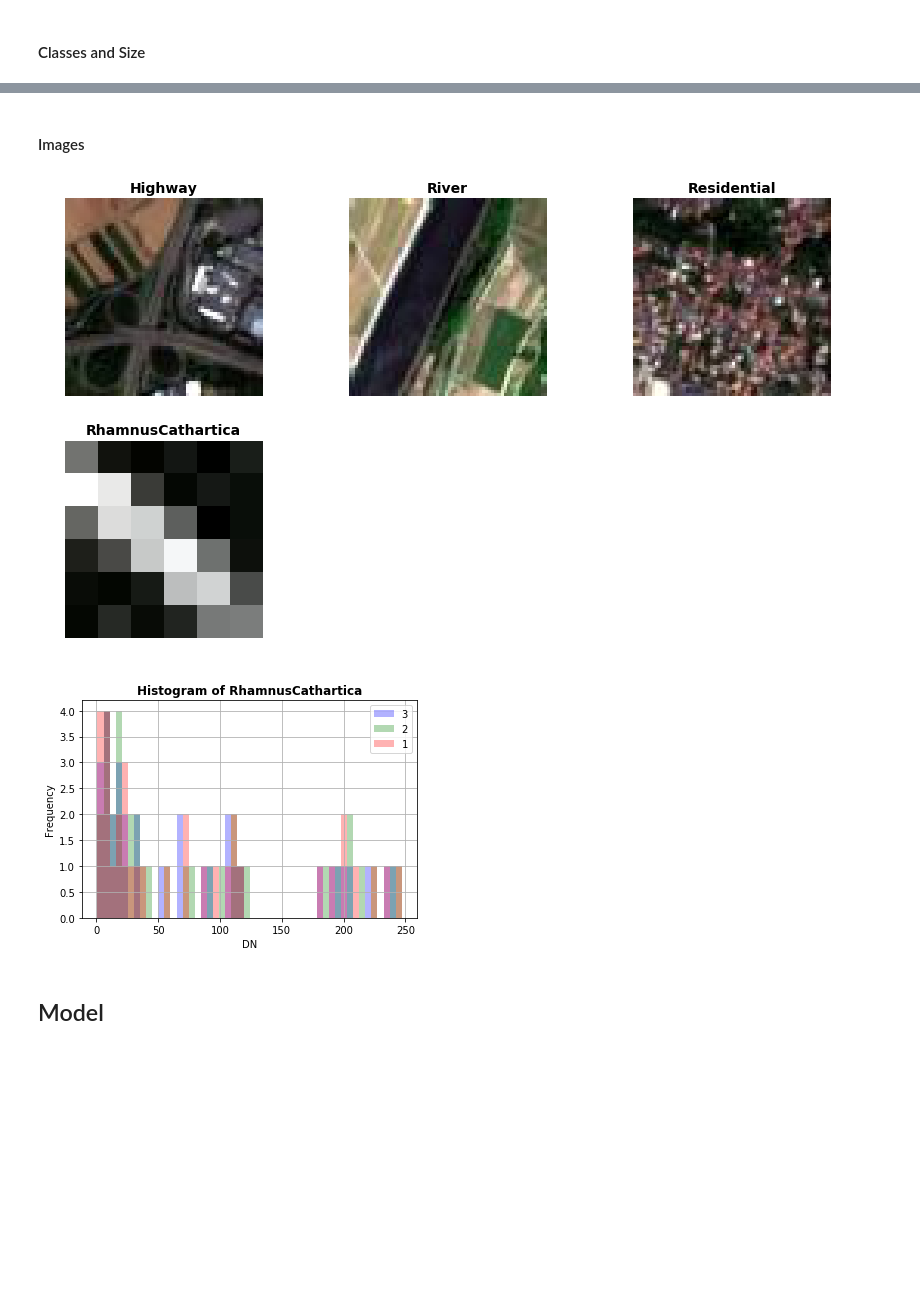
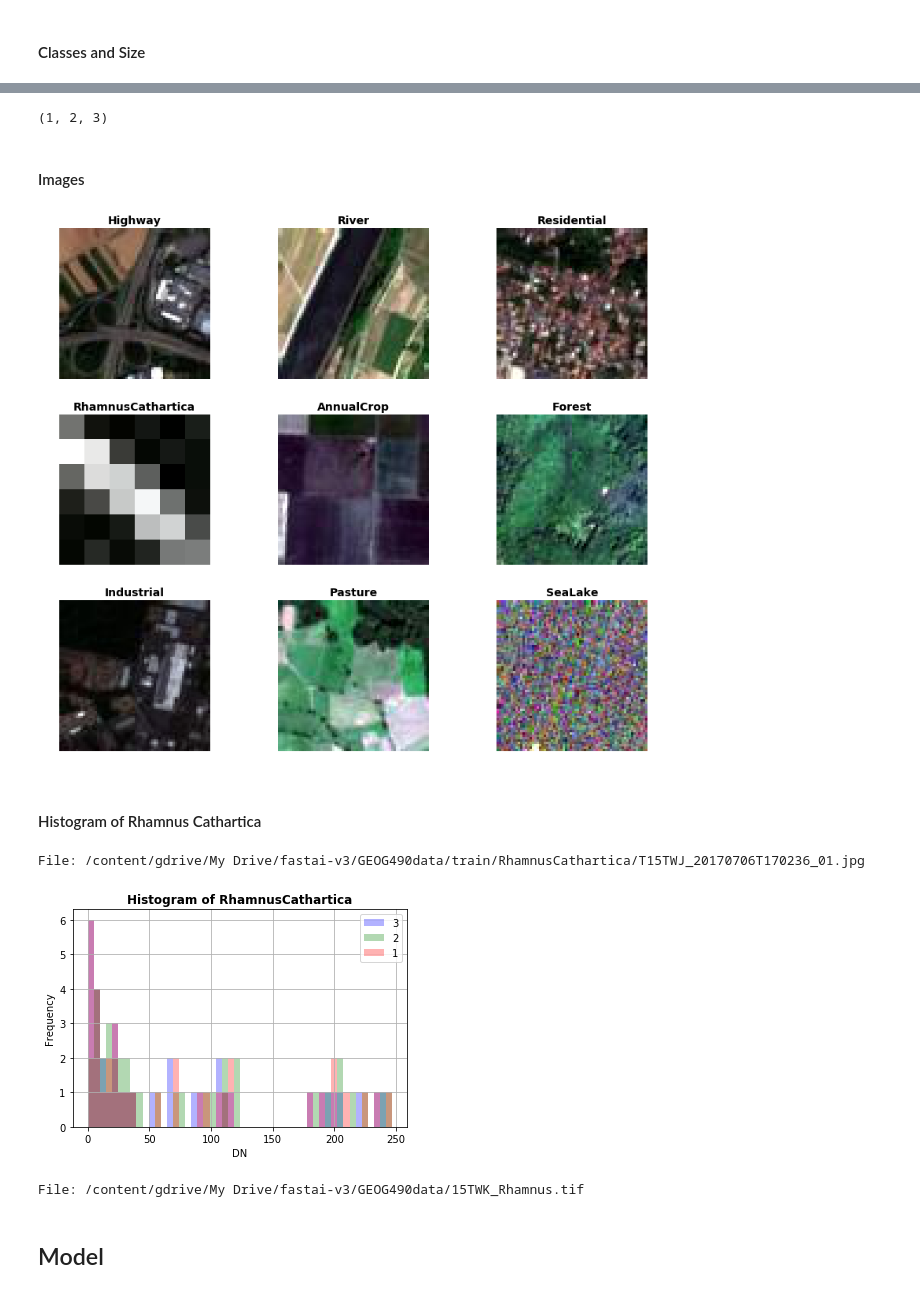
Before and after one commit to Pinili/Deep-Learning-for-Satellite-Imagery, a Jupyter notebook: main.ipynb, the cells around one changed output, grey strips where cells are left out. Saved outputs shown, nothing was run; the diff lists cells and outputs as text; code cells hidden in the pictures; blank space fills up the shorter version.

Commit message:
Full test 2 - RGB at 128 size

```diff
--- a/main.ipynb
+++ b/main.ipynb
@@ -122,20 +142,18 @@ PATH = Path(base_dir + 'GEOG490data/')
 input_path = PATH/'input'
 in_classes = [f for f in list(input_path.iterdir())]
 
-#create new class directories in training folder
-for i in in_classes:
-  Path(PATH/'train'/os.path.basename(i)).mkdir(parents=True, exist_ok=False)
+#create new class directories in training folder (uncomment to create)
+#for i in in_classes:
+#  Path(PATH/'train'/os.path.basename(i)).mkdir(parents=True, exist_ok=False)
 
 #convert Sentinel 13 bands .tiff files to RGB
 for i in in_classes:
-  print("Now converting class " + os.path.basename(i) + "...")
   in_files = list(i.iterdir())
-  for f in in_files:
-    out_class = os.path.basename(i)
+  for f in tqdm(in_files, desc="Class: " + str(os.path.basename(i))):
+    #uncomment all below to convert input folder
+    #out_class = os.path.basename(i)
     out_name = os.path.splitext(os.path.basename(f))[0]
-    os.environ['f_in'] = str(f)
-    os.environ['f_out'] = str(PATH/'train'/out_class/out_name)
-    !gdal_translate -of JPEG -scale -b 4 -b 3 -b 2 "$f_in" "$f_out".jpg
-    print("Converted: " + out_name)
-    #gdal.TranslateOptions(format="GTiff", bandList=[4,3,2])
-    #gdal.Translate(str(PATH/'train'/i/out_name), f)
+    #os.environ['f_in'] = str(f)
+    #os.environ['f_out'] = str(PATH/'train'/out_class/out_name)
+    #!gdal_translate -of JPEG -scale -b 4 -b 3 -b 2 "$f_in" "$f_out".jpg
+    #print("Converted: " + out_name)
@@ -197,6 +202,8 @@ RhamnusCathartica class has 421
 # %%
 temp_dataset = rasterio.open(files[0])
 temp_dataset.indexes
+# %% [output]
+(1, 2, 3)
 # %% [markdown]
 #### Images
 # %%
@@ -226,16 +233,32 @@ def raster_to_RGB(raster):
 ax1 = plt.subplot(331);plt.axis('off');plt.imshow(raster_to_RGB(rasterio.open(files[0])));ax1.set_title(classes[0], fontsize=14, fontweight='bold')
 ax2 = plt.subplot(332);plt.axis('off');plt.imshow(raster_to_RGB(rasterio.open(files[1])));ax2.set_title(classes[1], fontsize=14, fontweight='bold')
 ax3 = plt.subplot(333);plt.axis('off');plt.imshow(raster_to_RGB(rasterio.open(files[2])));ax3.set_title(classes[2], fontsize=14, fontweight='bold')
+
 ax1 = plt.subplot(334);plt.axis('off');plt.imshow(raster_to_RGB(rasterio.open(files[3])));ax1.set_title(classes[3], fontsize=14, fontweight='bold')
+ax2 = plt.subplot(335);plt.axis('off');plt.imshow(raster_to_RGB(rasterio.open(files[4])));ax2.set_title(classes[4], fontsize=14, fontweight='bold')
+ax3 = plt.subplot(336);plt.axis('off');plt.imshow(raster_to_RGB(rasterio.open(files[5])));ax3.set_title(classes[5], fontsize=14, fontweight='bold')
+
+ax1 = plt.subplot(337);plt.axis('off');plt.imshow(raster_to_RGB(rasterio.open(files[6])));ax1.set_title(classes[6], fontsize=14, fontweight='bold')
+ax2 = plt.subplot(338);plt.axis('off');plt.imshow(raster_to_RGB(rasterio.open(files[7])));ax2.set_title(classes[7], fontsize=14, fontweight='bold')
+ax3 = plt.subplot(339);plt.axis('off');plt.imshow(raster_to_RGB(rasterio.open(files[8])));ax3.set_title(classes[8], fontsize=14, fontweight='bold')
 
 plt.tight_layout()
 plt.savefig(PATH/'class_sampleimg.jpg')
 # %% [output]
-[figure, old version]
+[figure, new version]
+# %% [markdown]
+#### Histogram of Rhamnus Cathartica
 # %%
-from rasterio.plot import show_hist
+#convert to numpy arrays
+raster_hist = rasterio.open(files[3])
+print("File: " + str(files[3]))
+hist_stack = []
+hist_stack.append(raster_hist.read(1))
+hist_stack.append(raster_hist.read(2))
+hist_stack.append(raster_hist.read(3))
+hist_arr = np.array(hist_stack)
 
-
-show_hist(rasterio.open(files[3]), bins=50, lw=0.0, stacked=False, alpha=0.3, histtype='stepfilled', title="Histogram of " + classes[3])
+show_hist(hist_arr, bins=50, lw=0.0, stacked=False, alpha=0.3, histtype='stepfilled', title="Histogram of " + classes[3])
 # %% [output]
+File: /content/gdrive/My Drive/fastai-v3/GEOG490data/train/RhamnusCathartica/T15TWJ_20170706T170236_01.jpg
-[figure, old version]
+[figure, new version]
@@ -242,3 +276,10 @@ show_hist(rasterio.open(files[3]), bins=50, lw=0.0, stacked=False, alpha=0.3, hi
+# %%
+#show full histogram of Rhamnus Cathartica for tile 15TWK, made separately from ArcMap
+raster_hist = rasterio.open(PATH/'15TWK_Rhamnus.tif')
+print("File: " + str(PATH/'15TWK_Rhamnus.tif'))
+#show_hist(raster_hist, bins=50, lw=0.0, stacked=False, alpha=0.3, histtype='stepfilled', title="Full Histogram of Rhamnus cathartica for tile 15TWK")
+# %% [output]
+File: /content/gdrive/My Drive/fastai-v3/GEOG490data/15TWK_Rhamnus.tif
 # %% [markdown]
 ## Model
 # %%
```
Also changed, not shown: parts of 19 cells of this notebook.
